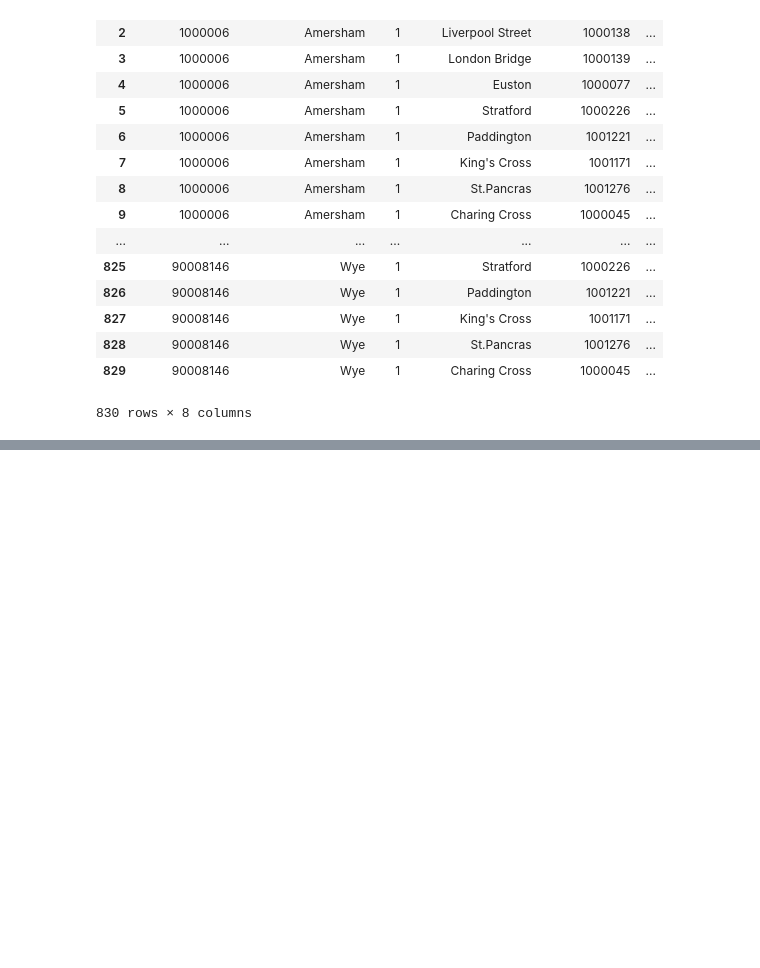
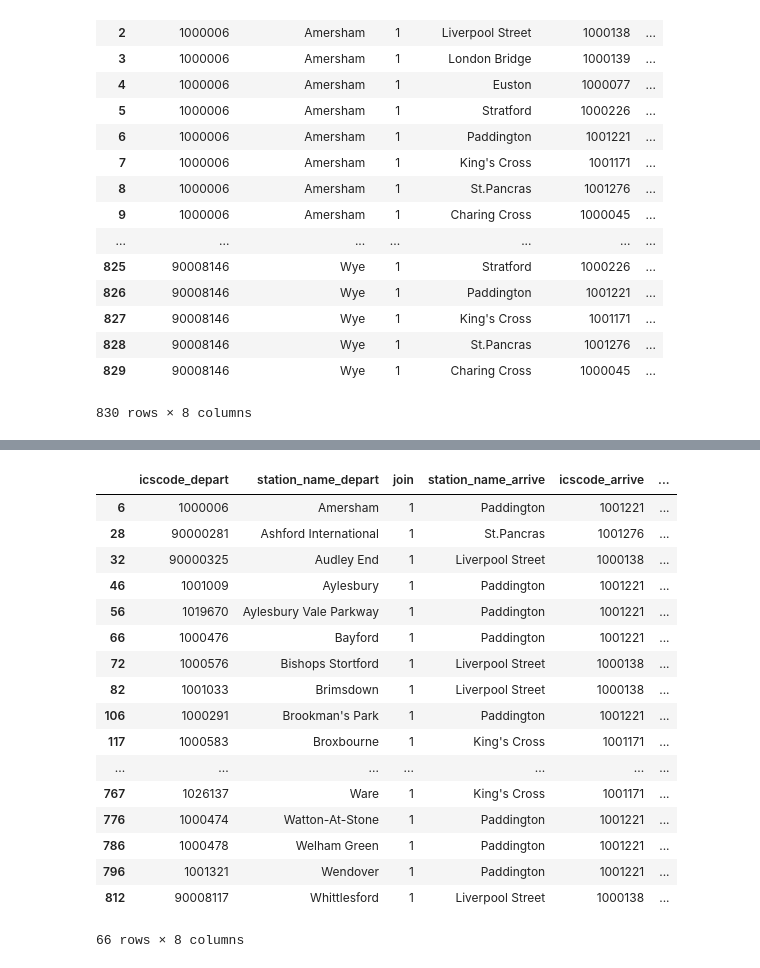
Before and after one commit to RobinL/house_travel_time, a Jupyter notebook: 06. Get nationalrail stations for anomalies.ipynb, the cells around one changed output, grey strips where cells are left out. Cells and saved outputs as stored; diff of their text form; code cells hidden in the pictures; blank space fills up the shorter version.

```diff
--- a/06. Get nationalrail stations for anomalies.ipynb
+++ b/06. Get nationalrail stations for anomalies.ipynb
@@ -133,0 +158,21 @@ df_all_4.to_sql("anomalies_central_london_station", engine, schema="tt_h", if_ex
+# %%
+df_all_3
+# %% [output]
+|  | icscode_depart | station_name_depart | join | station_name_arrive | icscode_arrive | ... |
+| 6 | 1000006 | Amersham | 1 | Paddington | 1001221 | ... |
+| 28 | 90000281 | Ashford International | 1 | St.Pancras | 1001276 | ... |
+| 32 | 90000325 | Audley End | 1 | Liverpool Street | 1000138 | ... |
+| 46 | 1001009 | Aylesbury | 1 | Paddington | 1001221 | ... |
+| 56 | 1019670 | Aylesbury Vale Parkway | 1 | Paddington | 1001221 | ... |
+| 66 | 1000476 | Bayford | 1 | Paddington | 1001221 | ... |
+| 72 | 1000576 | Bishops Stortford | 1 | Liverpool Street | 1000138 | ... |
+| 82 | 1001033 | Brimsdown | 1 | Liverpool Street | 1000138 | ... |
+| 106 | 1000291 | Brookman's Park | 1 | Paddington | 1001221 | ... |
+| 117 | 1000583 | Broxbourne | 1 | King's Cross | 1001171 | ... |
+| ... | ... | ... | ... | ... | ... | ... |
+| 767 | 1026137 | Ware | 1 | King's Cross | 1001171 | ... |
+| 776 | 1000474 | Watton-At-Stone | 1 | Paddington | 1001221 | ... |
+| 786 | 1000478 | Welham Green | 1 | Paddington | 1001221 | ... |
+| 796 | 1001321 | Wendover | 1 | Paddington | 1001221 | ... |
+| 812 | 90008117 | Whittlesford | 1 | Liverpool Street | 1000138 | ... |
+66 rows × 8 columns
```
Also changed, not shown: parts of 4 cells of this notebook, 6 other files.
